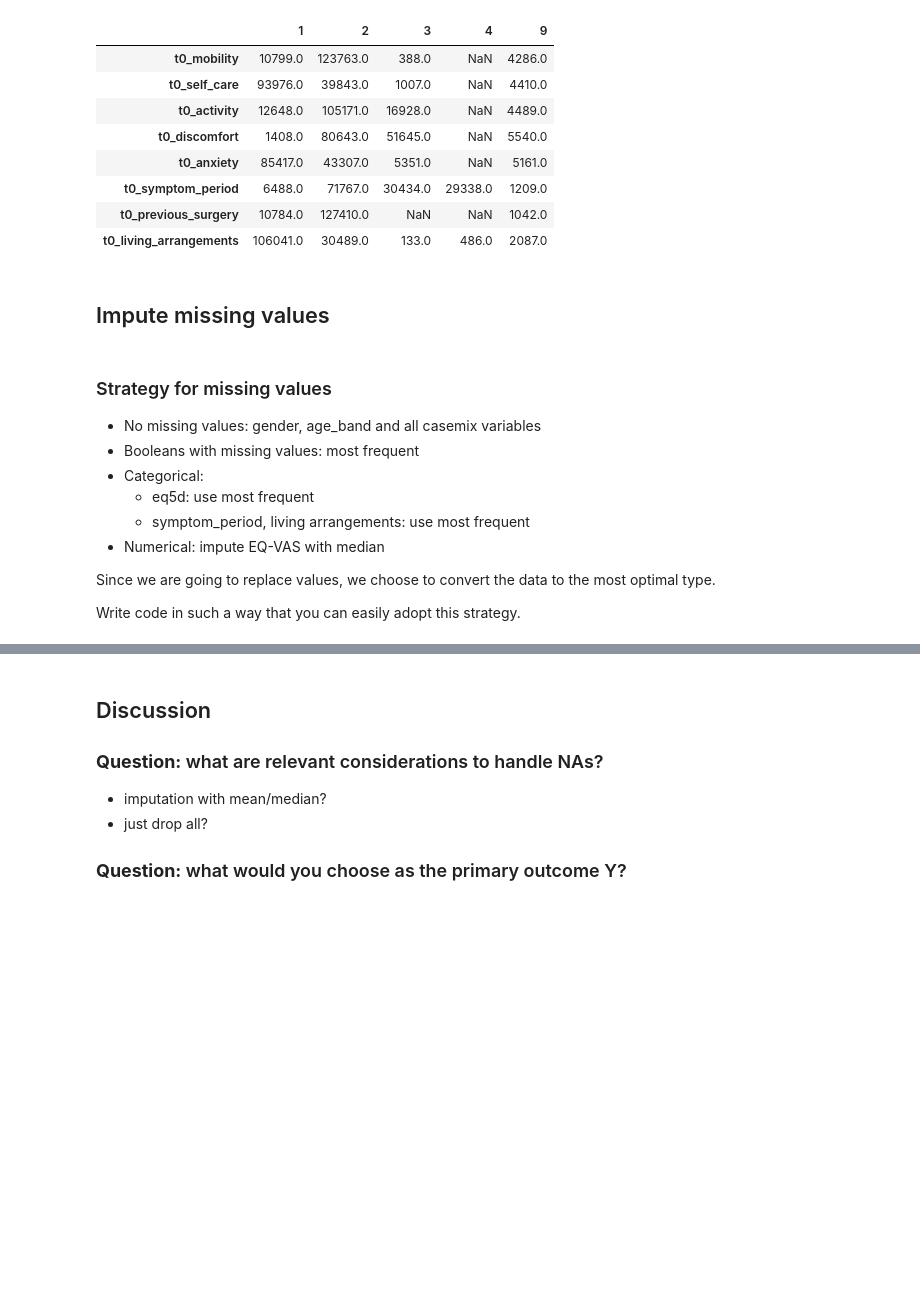
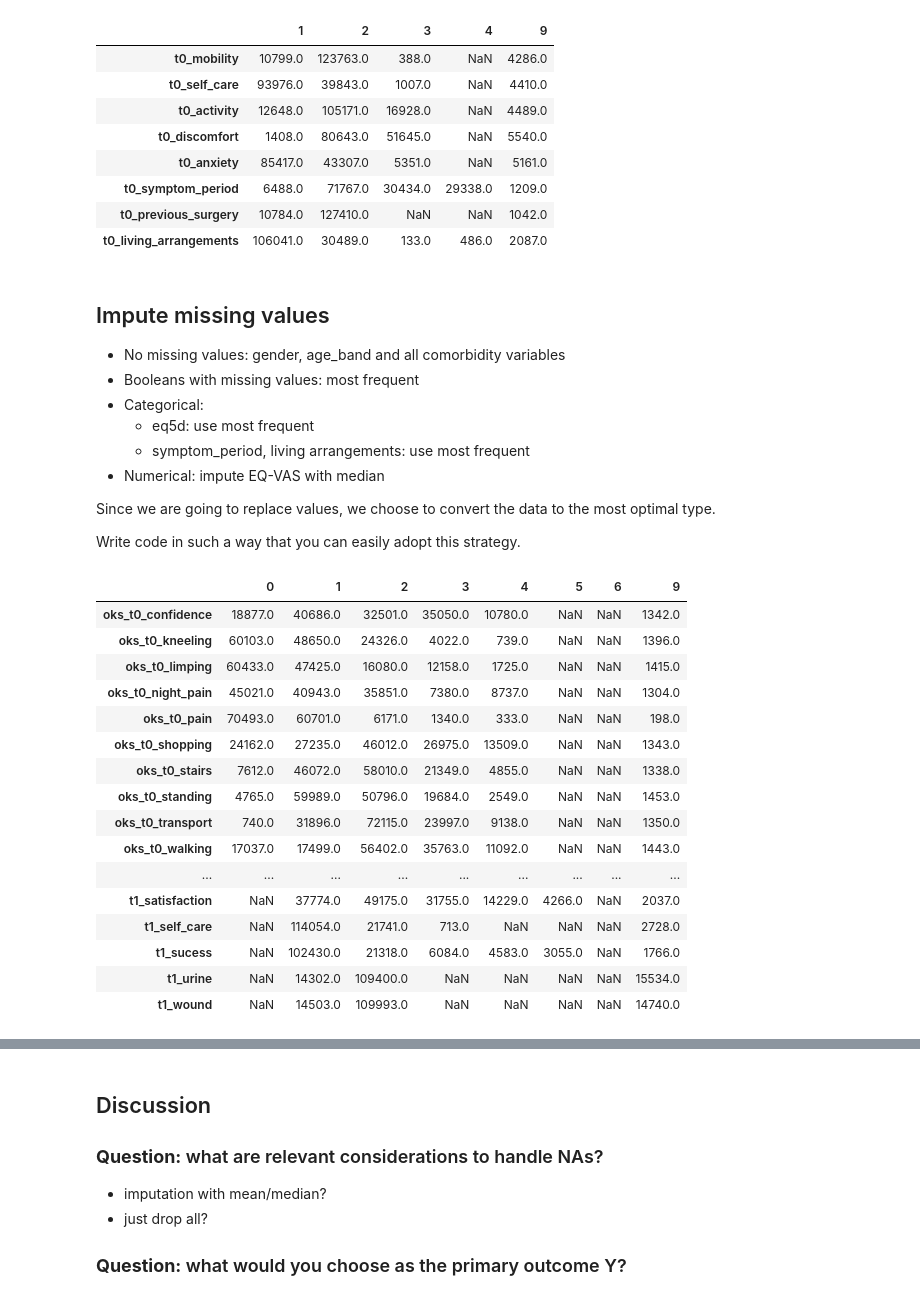
Before and after one commit to EAISI/application-project-nhs-proms, a Jupyter notebook: notebooks/3.0-data-preparation.ipynb, the cells around one changed output, grey strips where cells are left out. Cells and saved outputs as stored; diff of their text form; code cells hidden in the pictures; blank space fills up the shorter version.

```diff
--- a/notebooks/3.0-data-preparation.ipynb
+++ b/notebooks/3.0-data-preparation.ipynb
@@ -174,8 +158,8 @@ Index(['provider_code', 'procedure', 'revision_flag', 'year', 'age_band',
 # %%
-casemix = ['heart_disease', 'high_bp', 'stroke', 'circulation', 'lung_disease', 'diabetes',
+comorb = ['heart_disease', 'high_bp', 'stroke', 'circulation', 'lung_disease', 'diabetes',
            'kidney_disease', 'nervous_system', 'liver_disease', 'cancer', 'depression', 'arthritis']
 boolean = ['t0_assisted', 't0_previous_surgery', 't0_disability']
-count_values(df[['gender'] + casemix + boolean])
+count_values(df[['gender'] + comorb + boolean])
 # %% [output]
 |  | 1.0 | 2.0 | 9.0 |
 | gender | 55749.0 | 74085.0 | NaN |
@@ -214,12 +198,10 @@ count_values(df[eq5d + categorical])
 | t0_symptom_period | 6488.0 | 71767.0 | 30434.0 | 29338.0 | 1209.0 |
 | t0_previous_surgery | 10784.0 | 127410.0 | NaN | NaN | 1042.0 |
 | t0_living_arrangements | 106041.0 | 30489.0 | 133.0 | 486.0 | 2087.0 |
-# %% [markdown]
-## Impute missing values
 # %% [markdown]
-### Strategy for missing values
+## Impute missing values
 
-* No missing values: gender, age_band and all casemix variables
+* No missing values: gender, age_band and all comorbidity variables
 * Booleans with missing values: most frequent
 * Categorical:
   * eq5d: use most frequent
@@ -229,6 +211,34 @@ count_values(df[eq5d + categorical])
 Since we are going to replace values, we choose to convert the data to the most optimal type.
 
 Write code in such a way that you can easily adopt this strategy.
+# %%
+# list of columns which contain 9s
+cols_with_9 = [col for col in df.columns if (df[col]==9).any()]
+
+# columns where 9 is *not* a sentinel value
+cols_keep_9 = comorb + [ 't0_eq_vas', 't1_eq_vas','oks_t0_score', 'oks_t1_score']
+
+# columns with 9 as sentinel value
+cols_sentinel_9 = list(set(cols_with_9) ^ set(cols_keep_9))
+count_values(df[cols_sentinel_9]).sort_index()
+# %% [output]
+|  | 0 | 1 | 2 | 3 | 4 | 5 | 6 | 9 |
+| oks_t0_confidence | 18877.0 | 40686.0 | 32501.0 | 35050.0 | 10780.0 | NaN | NaN | 1342.0 |
+| oks_t0_kneeling | 60103.0 | 48650.0 | 24326.0 | 4022.0 | 739.0 | NaN | NaN | 1396.0 |
+| oks_t0_limping | 60433.0 | 47425.0 | 16080.0 | 12158.0 | 1725.0 | NaN | NaN | 1415.0 |
+| oks_t0_night_pain | 45021.0 | 40943.0 | 35851.0 | 7380.0 | 8737.0 | NaN | NaN | 1304.0 |
+| oks_t0_pain | 70493.0 | 60701.0 | 6171.0 | 1340.0 | 333.0 | NaN | NaN | 198.0 |
+| oks_t0_shopping | 24162.0 | 27235.0 | 46012.0 | 26975.0 | 13509.0 | NaN | NaN | 1343.0 |
+| oks_t0_stairs | 7612.0 | 46072.0 | 58010.0 | 21349.0 | 4855.0 | NaN | NaN | 1338.0 |
+| oks_t0_standing | 4765.0 | 59989.0 | 50796.0 | 19684.0 | 2549.0 | NaN | NaN | 1453.0 |
+| oks_t0_transport | 740.0 | 31896.0 | 72115.0 | 23997.0 | 9138.0 | NaN | NaN | 1350.0 |
+| oks_t0_walking | 17037.0 | 17499.0 | 56402.0 | 35763.0 | 11092.0 | NaN | NaN | 1443.0 |
+| ... | ... | ... | ... | ... | ... | ... | ... | ... |
+| t1_satisfaction | NaN | 37774.0 | 49175.0 | 31755.0 | 14229.0 | 4266.0 | NaN | 2037.0 |
+| t1_self_care | NaN | 114054.0 | 21741.0 | 713.0 | NaN | NaN | NaN | 2728.0 |
+| t1_sucess | NaN | 102430.0 | 21318.0 | 6084.0 | 4583.0 | 3055.0 | NaN | 1766.0 |
+| t1_urine | NaN | 14302.0 | 109400.0 | NaN | NaN | NaN | NaN | 15534.0 |
+| t1_wound | NaN | 14503.0 | 109993.0 | NaN | NaN | NaN | NaN | 14740.0 |
 # %%
 from sklearn.impute import SimpleImputer
 
```
Also changed, not shown: parts of 14 cells of this notebook.
